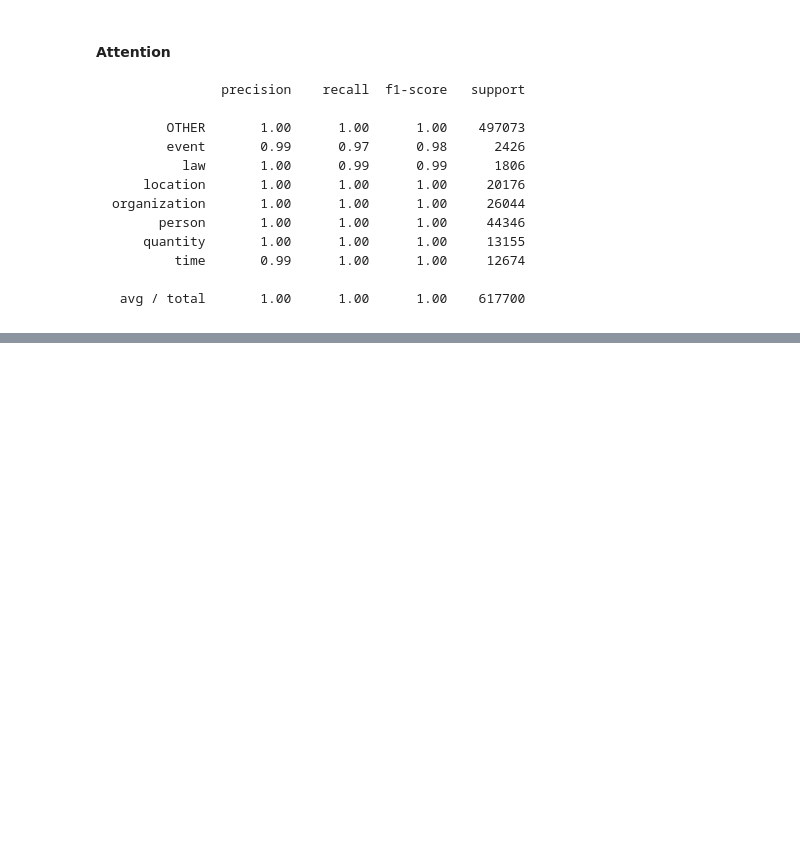
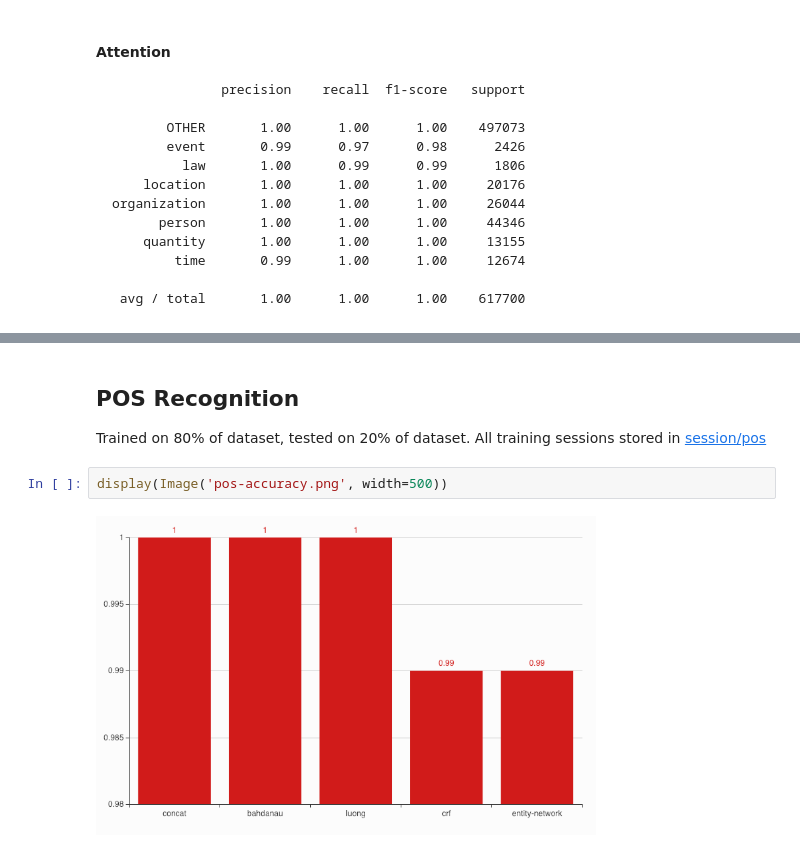
Before and after one commit to mesolitica/malaya, a Jupyter notebook: accuracy/models-accuracy.ipynb, the cells around one changed output, grey strips where cells are left out. Saved outputs shown, nothing was run; the diff lists cells and outputs as text; blank space fills up the shorter version.

```diff
--- a/accuracy/models-accuracy.ipynb
+++ b/accuracy/models-accuracy.ipynb
@@ -107,0 +159,8 @@ organization       1.00      1.00      1.00     26044
+# %% [markdown]
+## POS Recognition
+
+Trained on 80% of dataset, tested on 20% of dataset. All training sessions stored in [session/pos](https://github.com/huseinzol05/Malaya/tree/master/session/pos)
+# %%
+display(Image('pos-accuracy.png', width=500))
+# %% [output]
+[figure, added]
```
Also changed, not shown: parts of 32 cells of this notebook, 20 other files.
